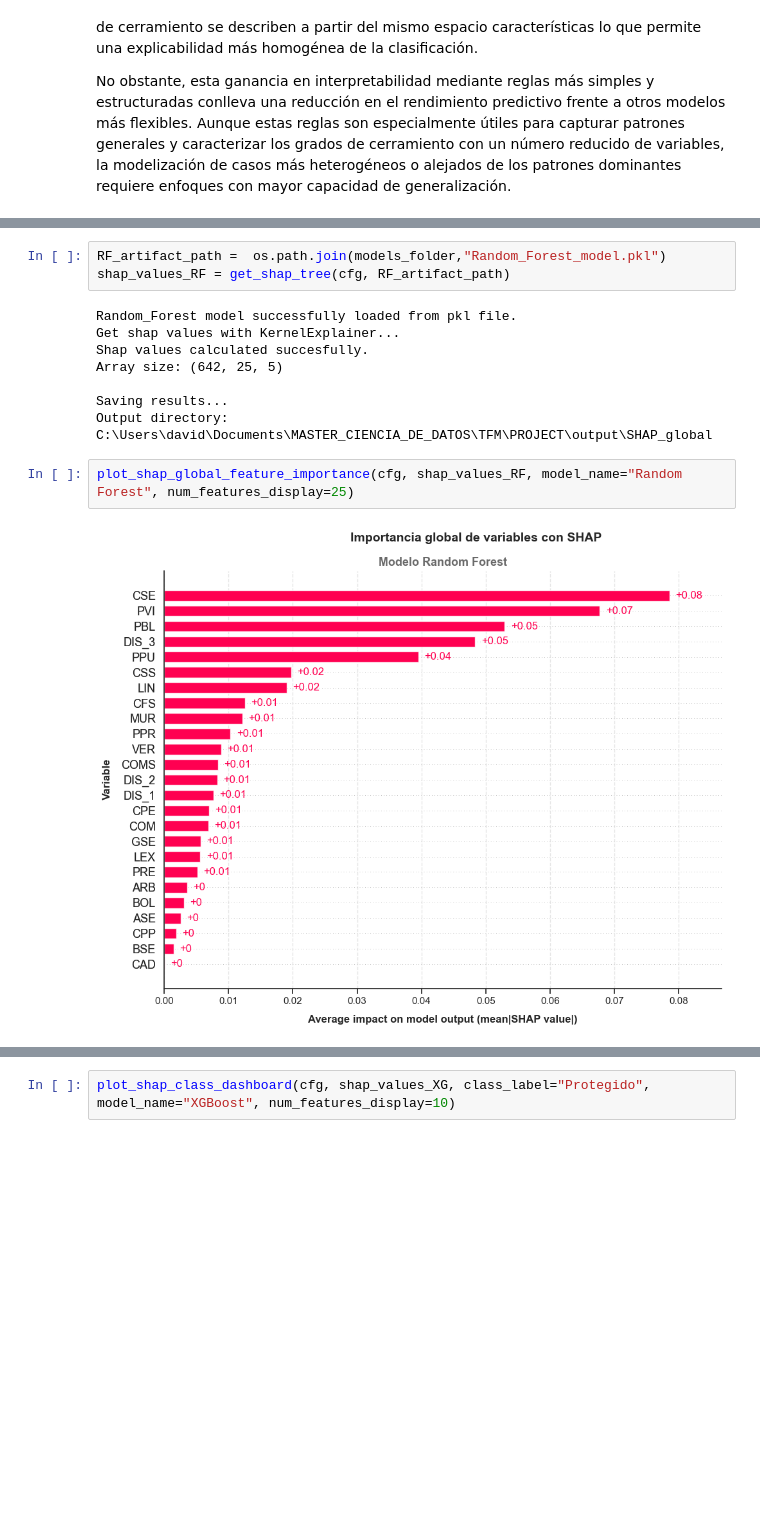
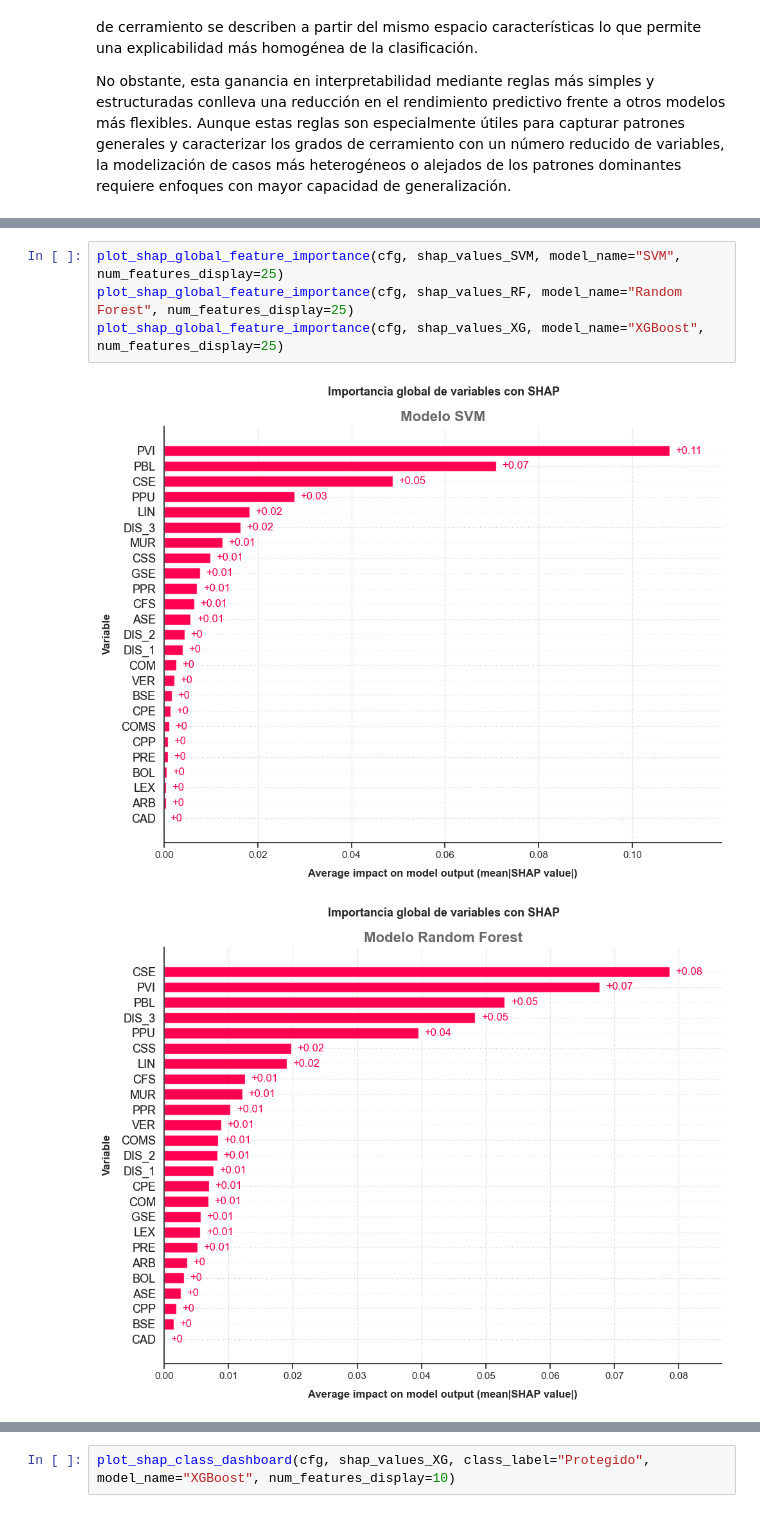
Before and after one commit to davidfernxndez/urban-residential-classification, a Jupyter notebook: notebooks/06_Interpretability_analysis.ipynb, the cells around one changed output, grey strips where cells are left out. Drawn from its saved outputs; the diff is of its cells as text; blank space fills up the shorter version.

```diff
--- a/notebooks/06_Interpretability_analysis.ipynb
+++ b/notebooks/06_Interpretability_analysis.ipynb
@@ -391,15 +443,7 @@ shap_values_SVM = np.load("../output/SHAP_global/SVM_shap_global.npy")
-# %%
-RF_artifact_path =  os.path.join(models_folder,"Random_Forest_model.pkl")
-shap_values_RF = get_shap_tree(cfg, RF_artifact_path)
-# %% [output]
-Random_Forest model successfully loaded from pkl file.
-Get shap values with KernelExplainer...
-Shap values calculated succesfully.
-Array size: (642, 25, 5)
-
-Saving results...
-Output directory: C:\Users\david\Documents\MASTER_CIENCIA_DE_DATOS\TFM\PROJECT\output\SHAP_global
 # %%
+plot_shap_global_feature_importance(cfg, shap_values_SVM, model_name="SVM", num_features_display=25)
 plot_shap_global_feature_importance(cfg, shap_values_RF, model_name="Random Forest", num_features_display=25)
+plot_shap_global_feature_importance(cfg, shap_values_XG, model_name="XGBoost", num_features_display=25)
 # %% [output]
-[figure, old version]
+[figure, new version]
+[figure, added]
```
Also changed, not shown: parts of 31 cells of this notebook, 2 other files.
